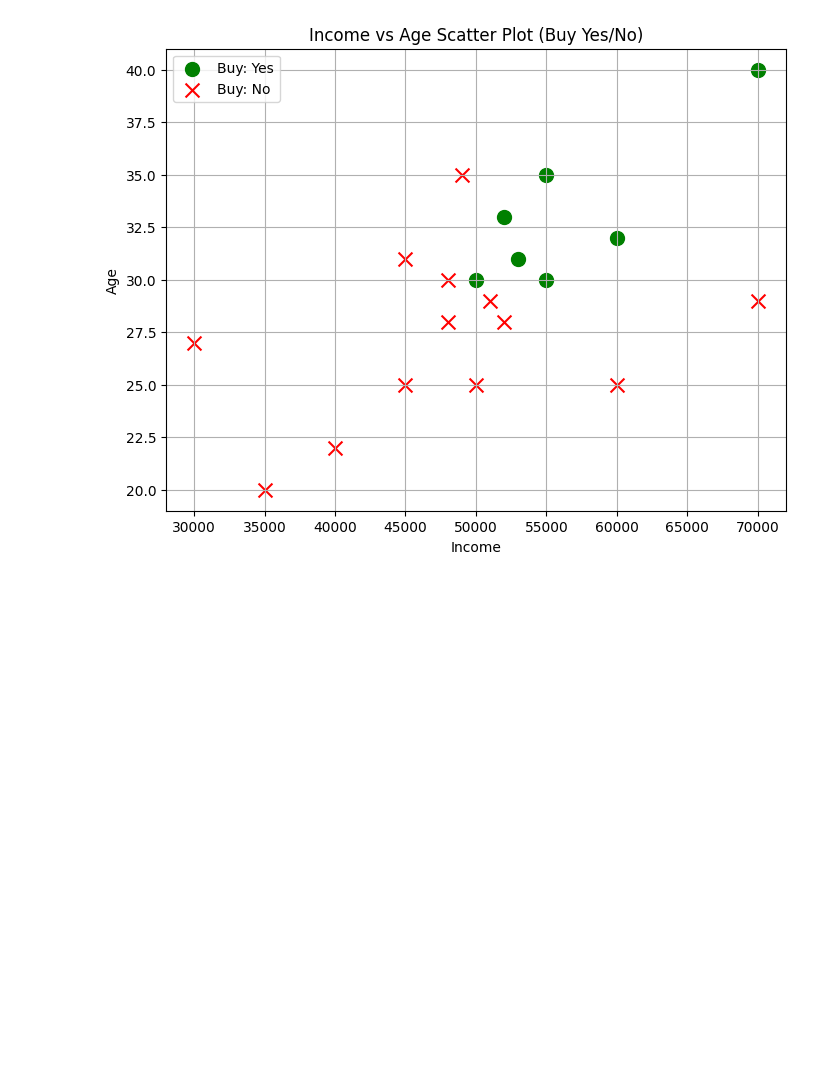
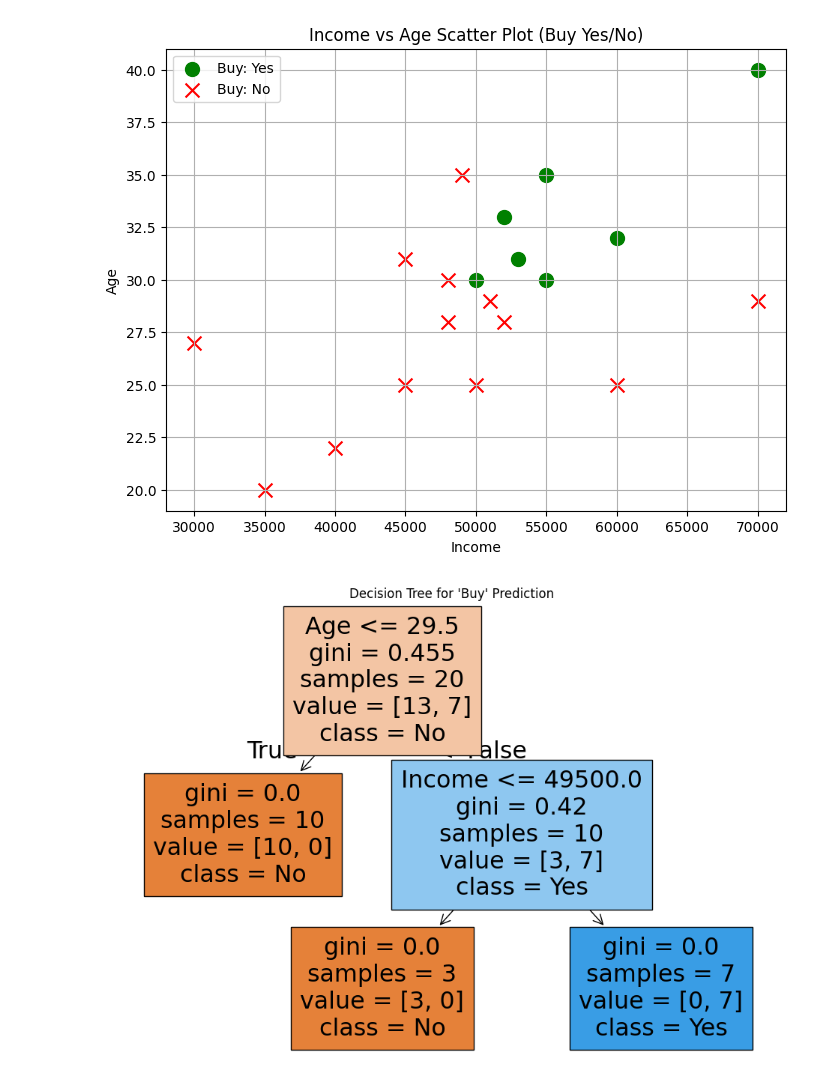
Before and after one commit to Nonamechick/AI-Electronic-Khasan, a Jupyter notebook: DataRegression.ipynb, the cells around one changed output. Cells and saved outputs as stored; diff of their text form; code cells hidden in the pictures; blank space fills up the shorter version.

```diff
--- a/DataRegression.ipynb
+++ b/DataRegression.ipynb
@@ -68,3 +68,22 @@ plt.grid(True)
 plt.show()
 # %% [output]
 [figure]
+# %%
+# 3. Define Features (X) and Target (y)
+X = df[['Income', 'Age']]
+y = df['Buy']
+
+# 4. Train Decision Tree Model
+model = DecisionTreeClassifier(random_state=42)
+model.fit(X, y)
+
+# 5. Visualize the Decision Tree
+plt.figure(figsize=(12, 8))
+tree.plot_tree(model,
+               feature_names=['Income', 'Age'],
+               class_names=['No', 'Yes'],
+               filled=True)
+plt.title("Decision Tree for 'Buy' Prediction")
+plt.show()
+# %% [output]
+[figure, added]
```
Also changed, not shown: parts of 1 cell of this notebook.
